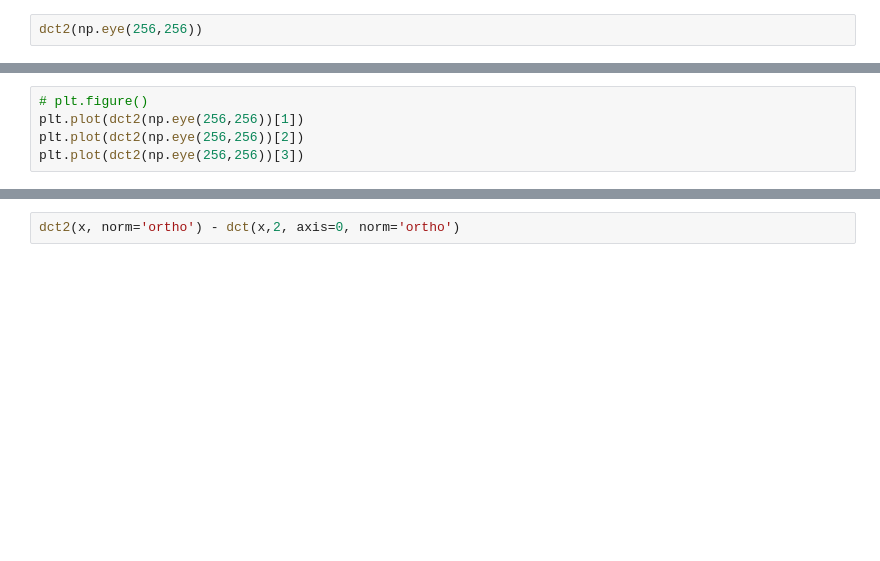
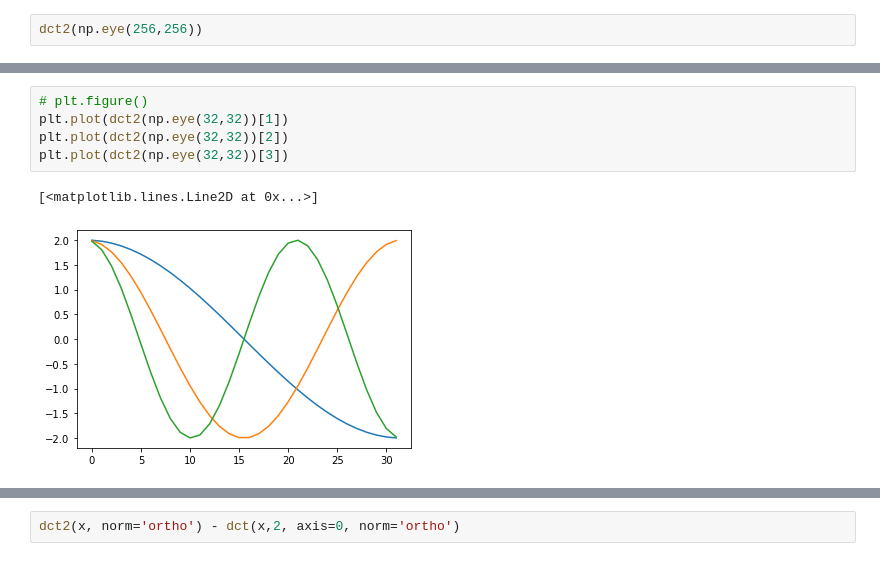
Before and after one commit to mir-pias/cnn_compression, a Jupyter notebook: notebooks/custom_dct.ipynb, the cells around one changed output, grey strips where cells are left out. Saved outputs shown, nothing was run; the diff lists cells and outputs as text; blank space fills up the shorter version.

```diff
--- a/notebooks/custom_dct.ipynb
+++ b/notebooks/custom_dct.ipynb
@@ -122,5 +265,8 @@ dct2(np.eye(256,256))
 # %%
 # plt.figure()
-plt.plot(dct2(np.eye(256,256))[1])
-plt.plot(dct2(np.eye(256,256))[2])
-plt.plot(dct2(np.eye(256,256))[3])
+plt.plot(dct2(np.eye(32,32))[1])
+plt.plot(dct2(np.eye(32,32))[2])
+plt.plot(dct2(np.eye(32,32))[3])
+# %% [output]
+[<matplotlib.lines.Line2D at 0x...>]
+[figure, added]
```
Also changed, not shown: parts of 37 cells of this notebook.
